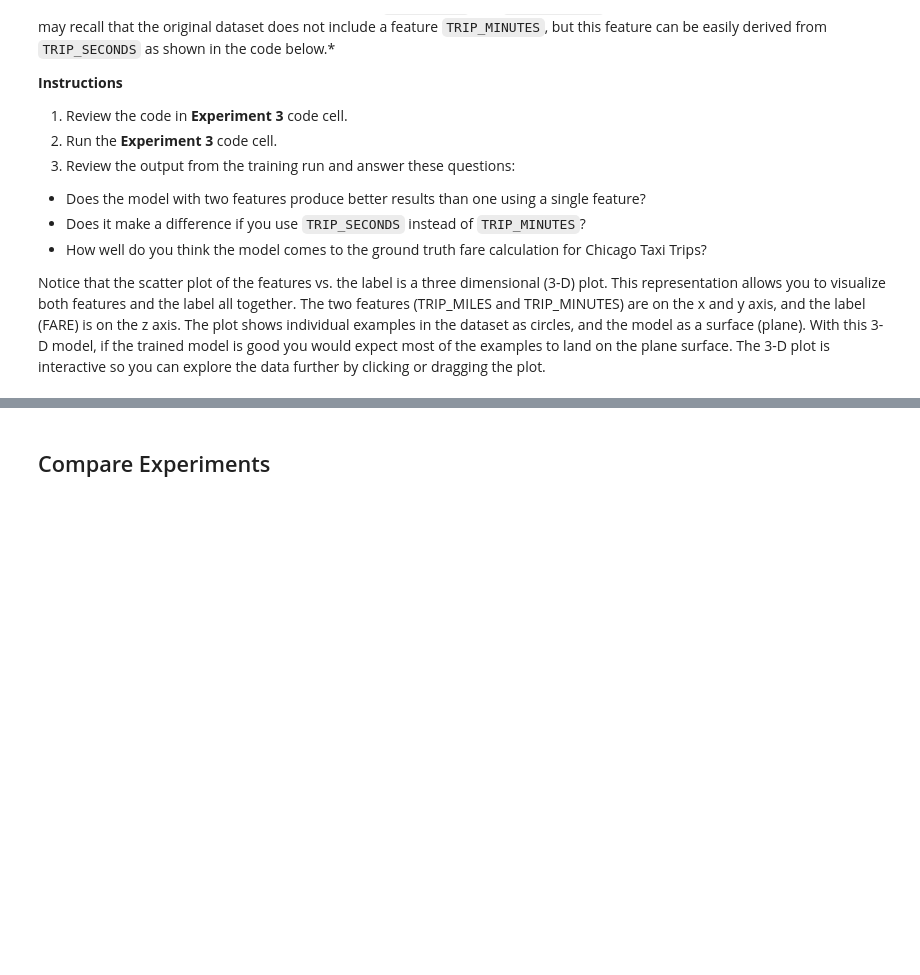
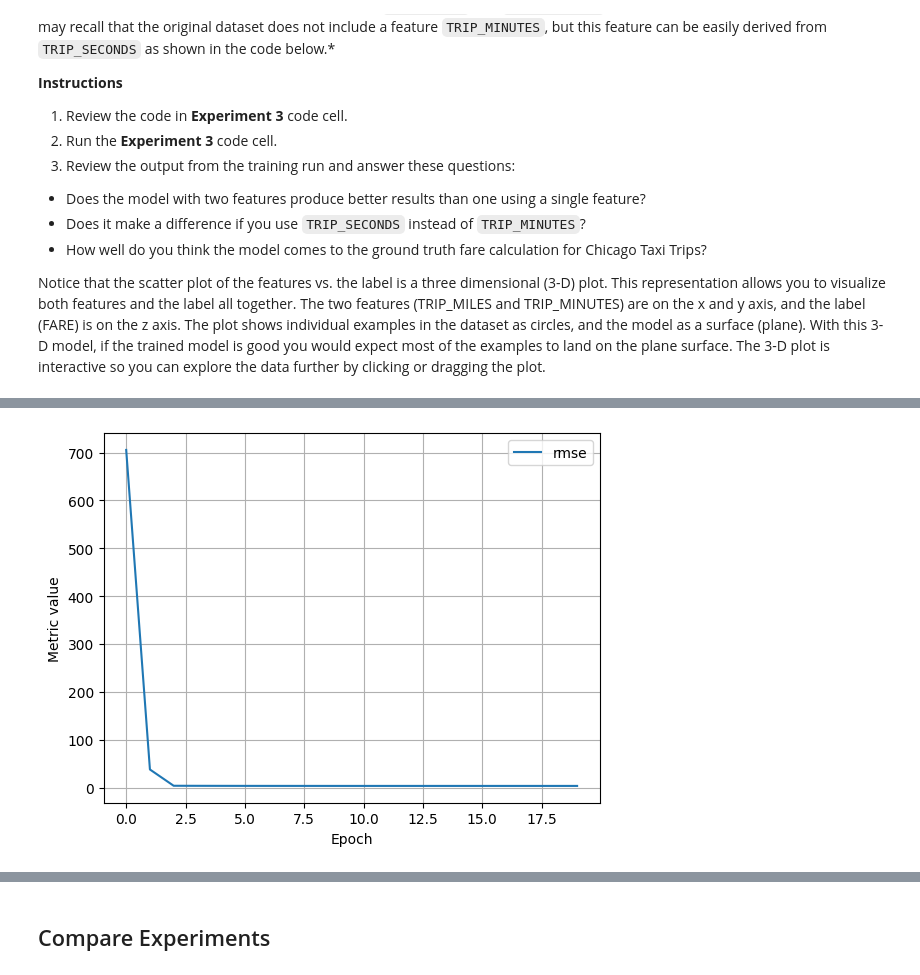
Before and after one commit to mynameisariel/ml-learning, a Jupyter notebook: ml/cc/exercises/linear_regression_taxi.ipynb, the cells around one changed output, grey strips where cells are left out. Drawn from its saved outputs; the diff is of its cells as text; code cells hidden in the pictures; blank space fills up the shorter version.

```diff
--- a/ml/cc/exercises/linear_regression_taxi.ipynb
+++ b/ml/cc/exercises/linear_regression_taxi.ipynb
@@ -506,7 +589,7 @@ settings_3 = ml_edu.experiment.ExperimentSettings(
     learning_rate = 0.001,
     number_epochs = 20,
     batch_size = 50,
-    input_features = ['TRIP_MILES', 'TRIP_MINUTES']
+    input_features = ['TRIP_MILES', 'TRIP_SECONDS']
 )
 
 training_df['TRIP_MINUTES'] = training_df['TRIP_SECONDS']/60
@@ -519,3 +602,4 @@ experiment_3 = train_model('two_features', model_3, training_df, 'FARE', setting
 
 ml_edu.results.plot_experiment_metrics(experiment_3, ['rmse'])
 ml_edu.results.plot_model_predictions(experiment_3, training_df, 'FARE')
+# %% [output]
@@ -521,0 +624 @@ ml_edu.results.plot_model_predictions(experiment_3, training_df, 'FARE')
+[figure, added]
```
Also changed, not shown: parts of 17 cells of this notebook.
